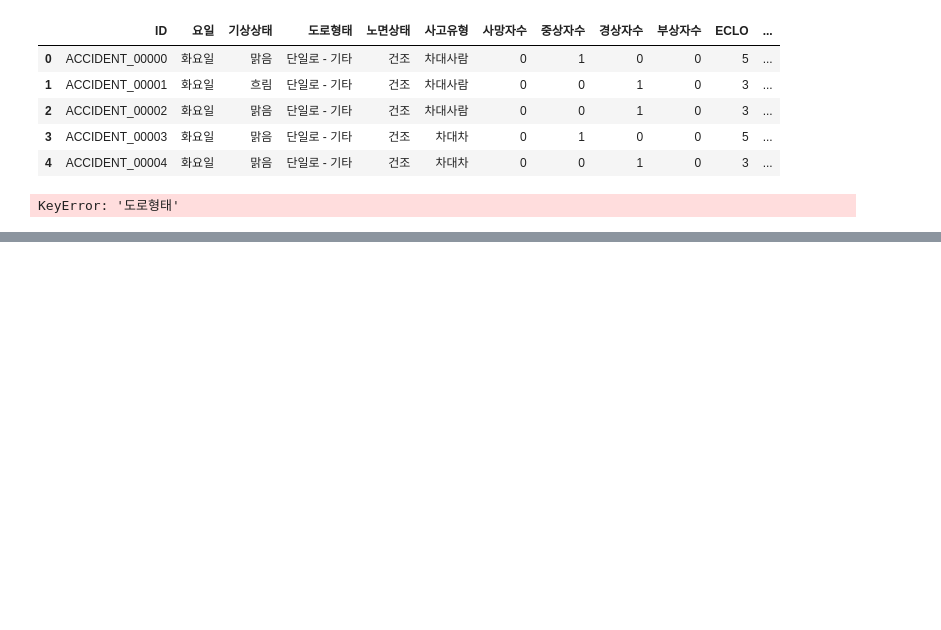
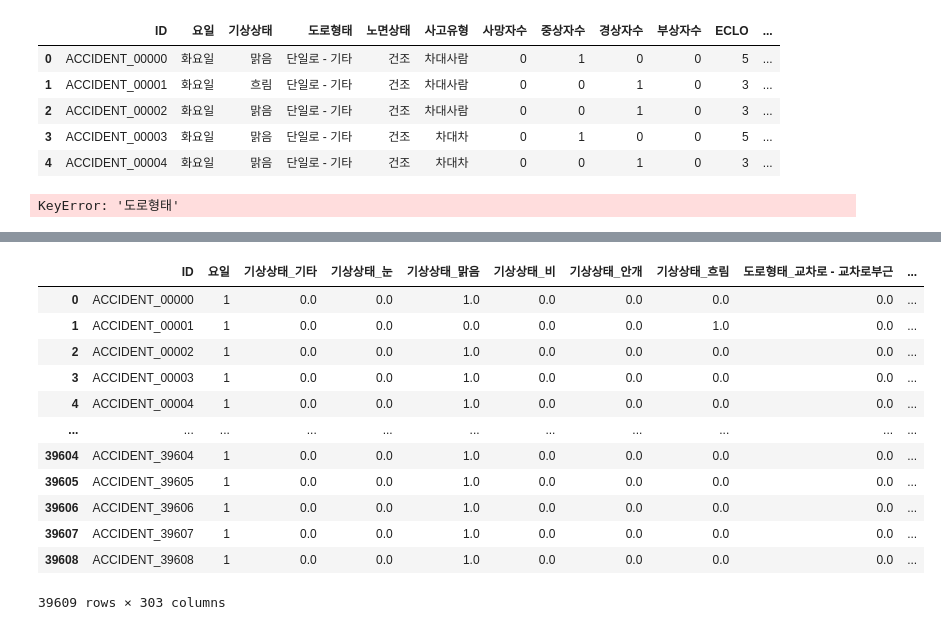
Before and after one commit to cmsk6405/practice, a Jupyter notebook: review/eda.ipynb, the cells around one changed output, grey strips where cells are left out. Drawn from its saved outputs; the diff is of its cells as text; code cells hidden in the pictures; blank space fills up the shorter version.

```diff
--- a/review/eda.ipynb
+++ b/review/eda.ipynb
@@ -244,0 +272,16 @@ df_train.head()
+# %%
+a
+# %% [output]
+|  | ID | 요일 | 기상상태_기타 | 기상상태_눈 | 기상상태_맑음 | 기상상태_비 | 기상상태_안개 | 기상상태_흐림 | 도로형태_교차로 - 교차로부근 | ... |
+| 0 | ACCIDENT_00000 | 1 | 0.0 | 0.0 | 1.0 | 0.0 | 0.0 | 0.0 | 0.0 | ... |
+| 1 | ACCIDENT_00001 | 1 | 0.0 | 0.0 | 0.0 | 0.0 | 0.0 | 1.0 | 0.0 | ... |
+| 2 | ACCIDENT_00002 | 1 | 0.0 | 0.0 | 1.0 | 0.0 | 0.0 | 0.0 | 0.0 | ... |
+| 3 | ACCIDENT_00003 | 1 | 0.0 | 0.0 | 1.0 | 0.0 | 0.0 | 0.0 | 0.0 | ... |
+| 4 | ACCIDENT_00004 | 1 | 0.0 | 0.0 | 1.0 | 0.0 | 0.0 | 0.0 | 0.0 | ... |
+| ... | ... | ... | ... | ... | ... | ... | ... | ... | ... | ... |
+| 39604 | ACCIDENT_39604 | 1 | 0.0 | 0.0 | 1.0 | 0.0 | 0.0 | 0.0 | 0.0 | ... |
+| 39605 | ACCIDENT_39605 | 1 | 0.0 | 0.0 | 1.0 | 0.0 | 0.0 | 0.0 | 0.0 | ... |
+| 39606 | ACCIDENT_39606 | 1 | 0.0 | 0.0 | 1.0 | 0.0 | 0.0 | 0.0 | 0.0 | ... |
+| 39607 | ACCIDENT_39607 | 1 | 0.0 | 0.0 | 1.0 | 0.0 | 0.0 | 0.0 | 0.0 | ... |
+| 39608 | ACCIDENT_39608 | 1 | 0.0 | 0.0 | 1.0 | 0.0 | 0.0 | 0.0 | 0.0 | ... |
+39609 rows × 303 columns
```
Also changed, not shown: parts of 14 cells of this notebook, 6 other files.
